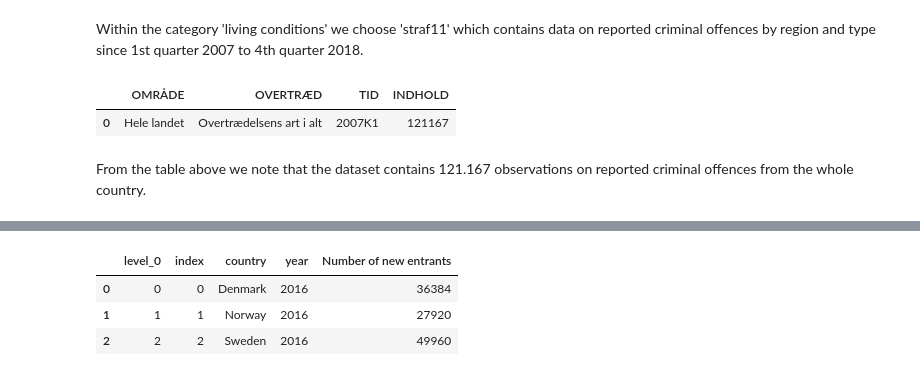
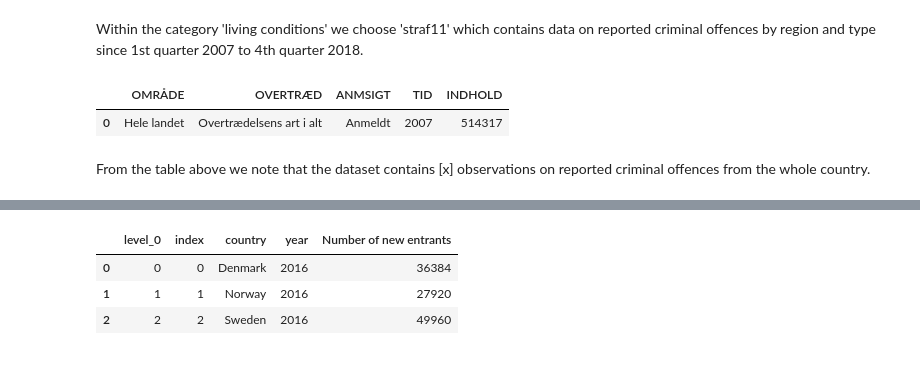
Before and after one commit to NumEconCopenhagen/projects-2019-cl, a Jupyter notebook: dataproject/dataproject/Assignment.ipynb, the cells around one changed output, grey strips where cells are left out. Saved outputs shown, nothing was run; the diff lists cells and outputs as text; code cells hidden in the pictures.

```diff
--- a/dataproject/dataproject/Assignment.ipynb
+++ b/dataproject/dataproject/Assignment.ipynb
@@ -44,10 +45,10 @@ Dst.get_tables(subjects=['05']).head()
 # %% [markdown]
 Within the category 'living conditions' we choose 'straf11' which contains data on reported criminal offences by region and type since 1st quarter 2007 to 4th quarter 2018.
 # %%
-Dst.get_data(table_id = 'straf11')
+Dst.get_data(table_id = 'straf22')
 # %% [output]
-|  | OMRÅDE | OVERTRÆD | TID | INDHOLD |
-| 0 | Hele landet | Overtrædelsens art i alt | 2007K1 | 121167 |
+|  | OMRÅDE | OVERTRÆD | ANMSIGT | TID | INDHOLD |
+| 0 | Hele landet | Overtrædelsens art i alt | Anmeldt | 2007 | 514317 |
 # %% [markdown]
-From the table above we note that the dataset contains 121.167 observations on reported criminal offences from the whole country.
+From the table above we note that the dataset contains [x] observations on reported criminal offences from the whole country.
 # %%
```
Also changed, not shown: parts of 20 cells of this notebook.
